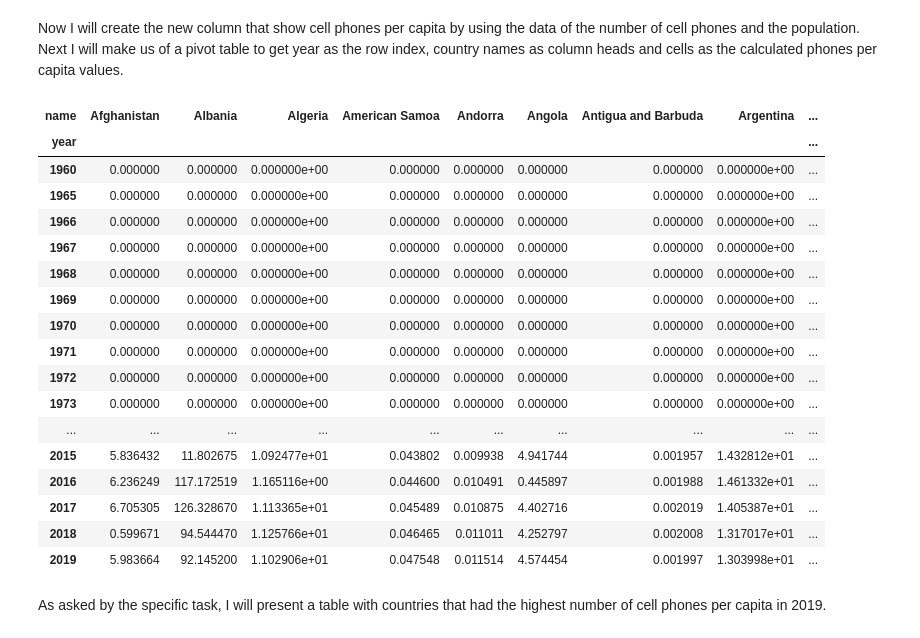
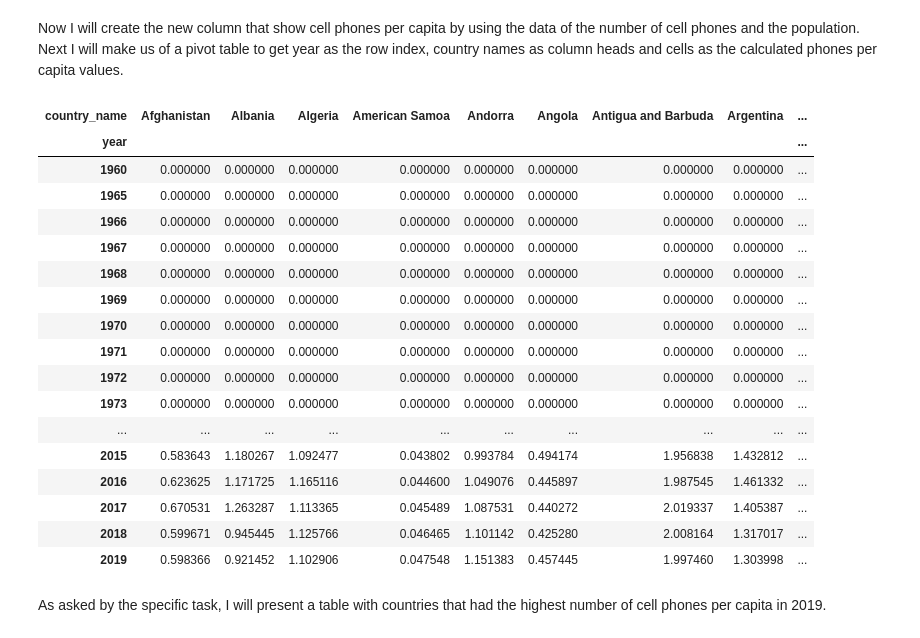
Before and after one commit to danielmaslov/su-mt4007, a Jupyter notebook: HW4/Homework4.ipynb, the cells around one changed output. Saved outputs shown, nothing was run; the diff lists cells and outputs as text; code cells hidden in the pictures.

```diff
--- a/HW4/Homework4.ipynb
+++ b/HW4/Homework4.ipynb
@@ -66,9 +58,6 @@ df_phones.head(10)
 # %% [markdown]
 Let's view the population data! this data set contains data about the population size of countries over years. The missing values will, just like with the cell phone data, use forward fill and backward fill in order to deal with null values. The last step prints out the information after the cleaned data frame
 # %%
-df_pop = pd.read_csv('pop_data.csv')
-
-
 df_pop = df_pop.fillna(pd.NA)
 # Forward fill missing values
 df_pop_ffill = df_pop.ffill()
@@ -138,15 +139,20 @@ Country_data is used to map the iso-3 code to the country name with iso-3 as an
 
 I will now combine the cell phone, population and country data into a single table by mapping between iso-3 and country names.
 # %%
-# Step 1: Read the country_data.csv
+
 country_data = pd.read_csv('country_data.csv')
+country_data.rename(columns={'name': 'country_name', 'alpha-3': 'iso-3'}, inplace=True)
+merged_df = pd.merge(
+    result_df,
+    country_data[['iso-3', 'country_name']],
+    on='iso-3',
+    how='left'  # left join
+)
 
-# Step 2: Merge the result_df  with country_data
-merged_df = pd.merge(result_df, country_data, left_on='iso-3', right_on='alpha-3')
+merged_df = merged_df.dropna(subset=['country_name'])
 
-# Step 3: Drop unnecessary columns
-merged_df = merged_df.drop(columns=['iso-3', 'alpha-3'])
 
-# The resulting DataFrame
-result_df.head(10)
+merged_df = merged_df[['country_name', 'iso-3', 'year', 'n_cellphones', 'population']]
+
+merged_df.head(10)
 # %% [output]
@@ -166,28 +172,33 @@ Now I will create the new column that show cell phones per capita by using the d
 # %%
 merged_df['phones_per_capita'] = merged_df['n_cellphones'] / merged_df['population']
 
-phones_per_capita_df = merged_df.pivot(index='year', columns='name', values='phones_per_capita')
+
+phones_per_capita_df = merged_df.pivot_table(
+    index='year',
+    columns='country_name',
+    values='phones_per_capita'
+)
 
 phones_per_capita_df
 # %% [output]
-| name | Afghanistan | Albania | Algeria | American Samoa | Andorra | Angola | Antigua and Barbuda | Argentina | ... |
+| country_name | Afghanistan | Albania | Algeria | American Samoa | Andorra | Angola | Antigua and Barbuda | Argentina | ... |
 | year |  |  |  |  |  |  |  |  | ... |
-| 1960 | 0.000000 | 0.000000 | 0.000000e+00 | 0.000000 | 0.000000 | 0.000000 | 0.000000 | 0.000000e+00 | ... |
-| 1965 | 0.000000 | 0.000000 | 0.000000e+00 | 0.000000 | 0.000000 | 0.000000 | 0.000000 | 0.000000e+00 | ... |
-| 1966 | 0.000000 | 0.000000 | 0.000000e+00 | 0.000000 | 0.000000 | 0.000000 | 0.000000 | 0.000000e+00 | ... |
-| 1967 | 0.000000 | 0.000000 | 0.000000e+00 | 0.000000 | 0.000000 | 0.000000 | 0.000000 | 0.000000e+00 | ... |
-| 1968 | 0.000000 | 0.000000 | 0.000000e+00 | 0.000000 | 0.000000 | 0.000000 | 0.000000 | 0.000000e+00 | ... |
-| 1969 | 0.000000 | 0.000000 | 0.000000e+00 | 0.000000 | 0.000000 | 0.000000 | 0.000000 | 0.000000e+00 | ... |
-| 1970 | 0.000000 | 0.000000 | 0.000000e+00 | 0.000000 | 0.000000 | 0.000000 | 0.000000 | 0.000000e+00 | ... |
-| 1971 | 0.000000 | 0.000000 | 0.000000e+00 | 0.000000 | 0.000000 | 0.000000 | 0.000000 | 0.000000e+00 | ... |
-| 1972 | 0.000000 | 0.000000 | 0.000000e+00 | 0.000000 | 0.000000 | 0.000000 | 0.000000 | 0.000000e+00 | ... |
-| 1973 | 0.000000 | 0.000000 | 0.000000e+00 | 0.000000 | 0.000000 | 0.000000 | 0.000000 | 0.000000e+00 | ... |
+| 1960 | 0.000000 | 0.000000 | 0.000000 | 0.000000 | 0.000000 | 0.000000 | 0.000000 | 0.000000 | ... |
+| 1965 | 0.000000 | 0.000000 | 0.000000 | 0.000000 | 0.000000 | 0.000000 | 0.000000 | 0.000000 | ... |
+| 1966 | 0.000000 | 0.000000 | 0.000000 | 0.000000 | 0.000000 | 0.000000 | 0.000000 | 0.000000 | ... |
+| 1967 | 0.000000 | 0.000000 | 0.000000 | 0.000000 | 0.000000 | 0.000000 | 0.000000 | 0.000000 | ... |
+| 1968 | 0.000000 | 0.000000 | 0.000000 | 0.000000 | 0.000000 | 0.000000 | 0.000000 | 0.000000 | ... |
+| 1969 | 0.000000 | 0.000000 | 0.000000 | 0.000000 | 0.000000 | 0.000000 | 0.000000 | 0.000000 | ... |
+| 1970 | 0.000000 | 0.000000 | 0.000000 | 0.000000 | 0.000000 | 0.000000 | 0.000000 | 0.000000 | ... |
+| 1971 | 0.000000 | 0.000000 | 0.000000 | 0.000000 | 0.000000 | 0.000000 | 0.000000 | 0.000000 | ... |
+| 1972 | 0.000000 | 0.000000 | 0.000000 | 0.000000 | 0.000000 | 0.000000 | 0.000000 | 0.000000 | ... |
+| 1973 | 0.000000 | 0.000000 | 0.000000 | 0.000000 | 0.000000 | 0.000000 | 0.000000 | 0.000000 | ... |
 | ... | ... | ... | ... | ... | ... | ... | ... | ... | ... |
-| 2015 | 5.836432 | 11.802675 | 1.092477e+01 | 0.043802 | 0.009938 | 4.941744 | 0.001957 | 1.432812e+01 | ... |
-| 2016 | 6.236249 | 117.172519 | 1.165116e+00 | 0.044600 | 0.010491 | 0.445897 | 0.001988 | 1.461332e+01 | ... |
-| 2017 | 6.705305 | 126.328670 | 1.113365e+01 | 0.045489 | 0.010875 | 4.402716 | 0.002019 | 1.405387e+01 | ... |
-| 2018 | 0.599671 | 94.544470 | 1.125766e+01 | 0.046465 | 0.011011 | 4.252797 | 0.002008 | 1.317017e+01 | ... |
-| 2019 | 5.983664 | 92.145200 | 1.102906e+01 | 0.047548 | 0.011514 | 4.574454 | 0.001997 | 1.303998e+01 | ... |
+| 2015 | 0.583643 | 1.180267 | 1.092477 | 0.043802 | 0.993784 | 0.494174 | 1.956838 | 1.432812 | ... |
+| 2016 | 0.623625 | 1.171725 | 1.165116 | 0.044600 | 1.049076 | 0.445897 | 1.987545 | 1.461332 | ... |
+| 2017 | 0.670531 | 1.263287 | 1.113365 | 0.045489 | 1.087531 | 0.440272 | 2.019337 | 1.405387 | ... |
+| 2018 | 0.599671 | 0.945445 | 1.125766 | 0.046465 | 1.101142 | 0.425280 | 2.008164 | 1.317017 | ... |
+| 2019 | 0.598366 | 0.921452 | 1.102906 | 0.047548 | 1.151383 | 0.457445 | 1.997460 | 1.303998 | ... |
 # %% [markdown]
 As asked by the specific task, I will present a table with countries that had the highest number of cell phones per capita in 2019.
 # %%
```
Also changed, not shown: parts of 9 cells of this notebook, 1 other file.
